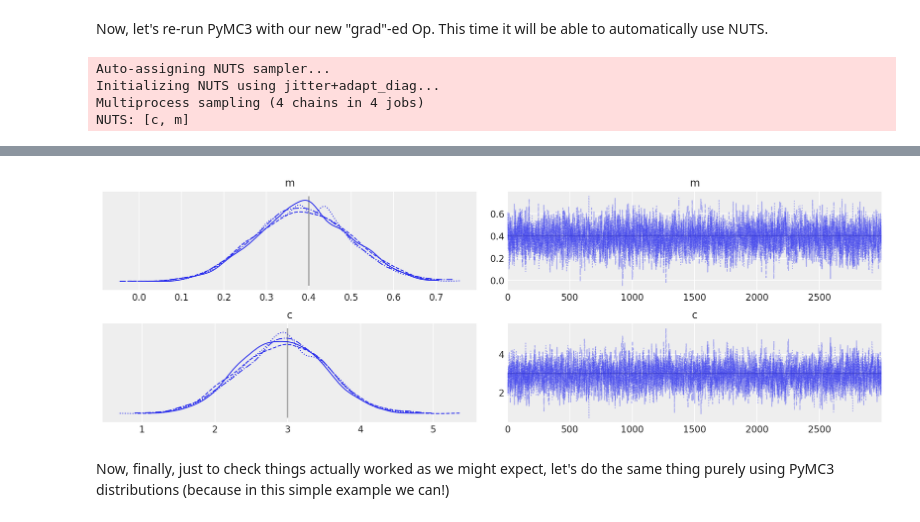
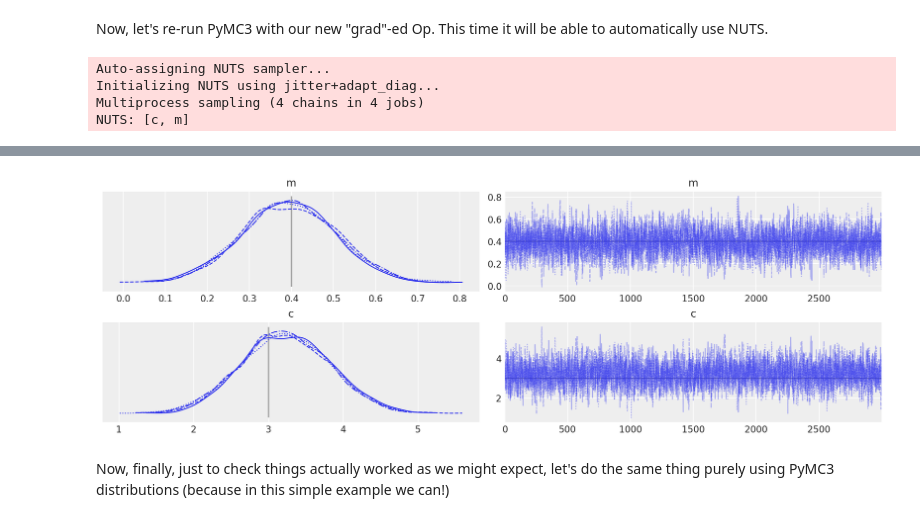
Before and after one commit to pymc-devs/pymc-examples, a Jupyter notebook: examples/case_studies/blackbox_external_likelihood_no_cython.ipynb, the cells around one changed output, grey strips where cells are left out. Drawn from its saved outputs; the diff is of its cells as text; code cells hidden in the pictures.

Commit message:
update numpy version of blackbox likelihood nb

```diff
--- a/examples/case_studies/blackbox_external_likelihood_no_cython.ipynb
+++ b/examples/case_studies/blackbox_external_likelihood_no_cython.ipynb
@@ -141,8 +153,8 @@ ctrue = 3.0  # true y-intercept
 truemodel = my_model([mtrue, ctrue], x)
 
 # make data
-np.random.seed(716742)  # set random seed, so the data is reproducible each time
-data = sigma * np.random.randn(N) + truemodel
+rng = np.random.default_rng(716743)
+data = sigma * rng.normal(size=N) + truemodel
 
 ndraws = 3000  # number of draws from the distribution
 nburn = 1000  # number of "burn-in points" (which we'll discard)
@@ -159,16 +171,13 @@ with pm.Model():
     # convert m and c to a tensor vector
     theta = tt.as_tensor_variable([m, c])
 
-    # use a DensityDist (use a lamdba function to "call" the Op)
-    pm.DensityDist("likelihood", lambda v: logl(v), givens={"v": theta})
+    # use a Potential to "call" the Op and include it in the logp computation
+    pm.Potential("likelihood", logl(theta))
 
     idata_mh = pm.sample(ndraws, tune=nburn, return_inferencedata=True)
 
 # plot the traces
-_ = az.plot_trace(idata_mh, lines=[("m", {}, mtrue), ("c", {}, ctrue)])
-
-# put the chains in an array (for later!)
-samples_mh = idata_mh.posterior.stack(sample=("chain", "draw")).to_array().values.T
+az.plot_trace(idata_mh, lines=[("m", {}, mtrue), ("c", {}, ctrue)]);
 # %% [output]
 Auto-assigning NUTS sampler...
 Initializing NUTS using jitter+adapt_diag...
@@ -320,16 +329,13 @@ with pm.Model() as opmodel:
     # convert m and c to a tensor vector
     theta = tt.as_tensor_variable([m, c])
 
-    # use a DensityDist
-    pm.DensityDist("likelihood", lambda v: logl(v), givens={"v": theta})
+    # use a Potential
+    pm.Potential("likelihood", logl(theta))
 
     idata_grad = pm.sample(ndraws, tune=nburn, return_inferencedata=True)
 
 # plot the traces
 _ = az.plot_trace(idata_grad, lines=[("m", {}, mtrue), ("c", {}, ctrue)])
-
-# put the chains in an array (for later!)
-samples_grad = idata_grad.posterior.stack(sample=("chain", "draw")).to_array().values.T
 # %% [output]
 Auto-assigning NUTS sampler...
 Initializing NUTS using jitter+adapt_diag...
@@ -341,5 +346,5 @@ The acceptance probability does not match the target. It is 0.8846922243635593,
 The number of effective samples is smaller than 25% for some parameters.
-[figure, old version]
+[figure, new version]
 # %% [markdown]
 Now, finally, just to check things actually worked as we might expect, let's do the same thing purely using PyMC3 distributions (because in this simple example we can!)
 # %%
```
Also changed, not shown: parts of 19 cells of this notebook, 1 other file.
